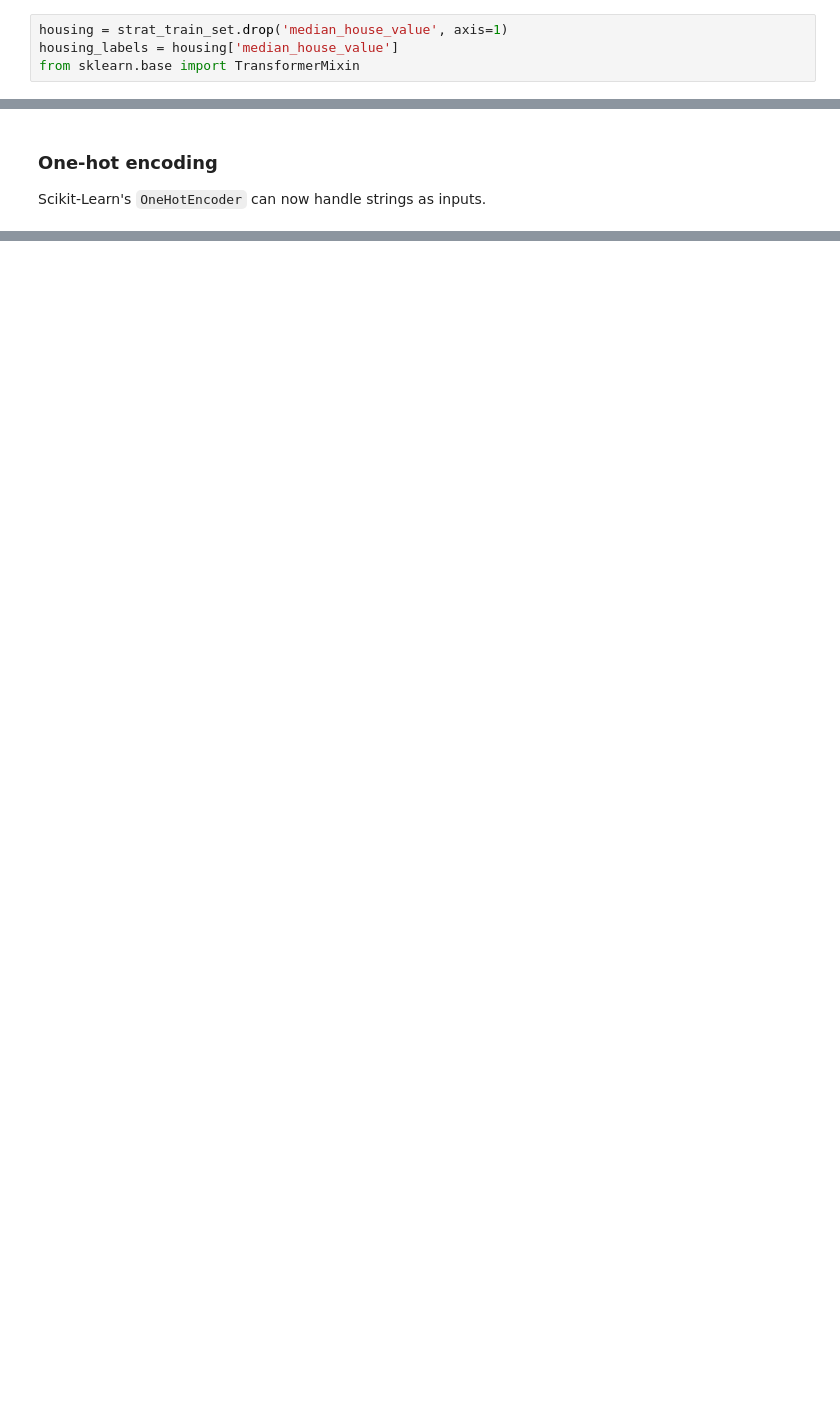
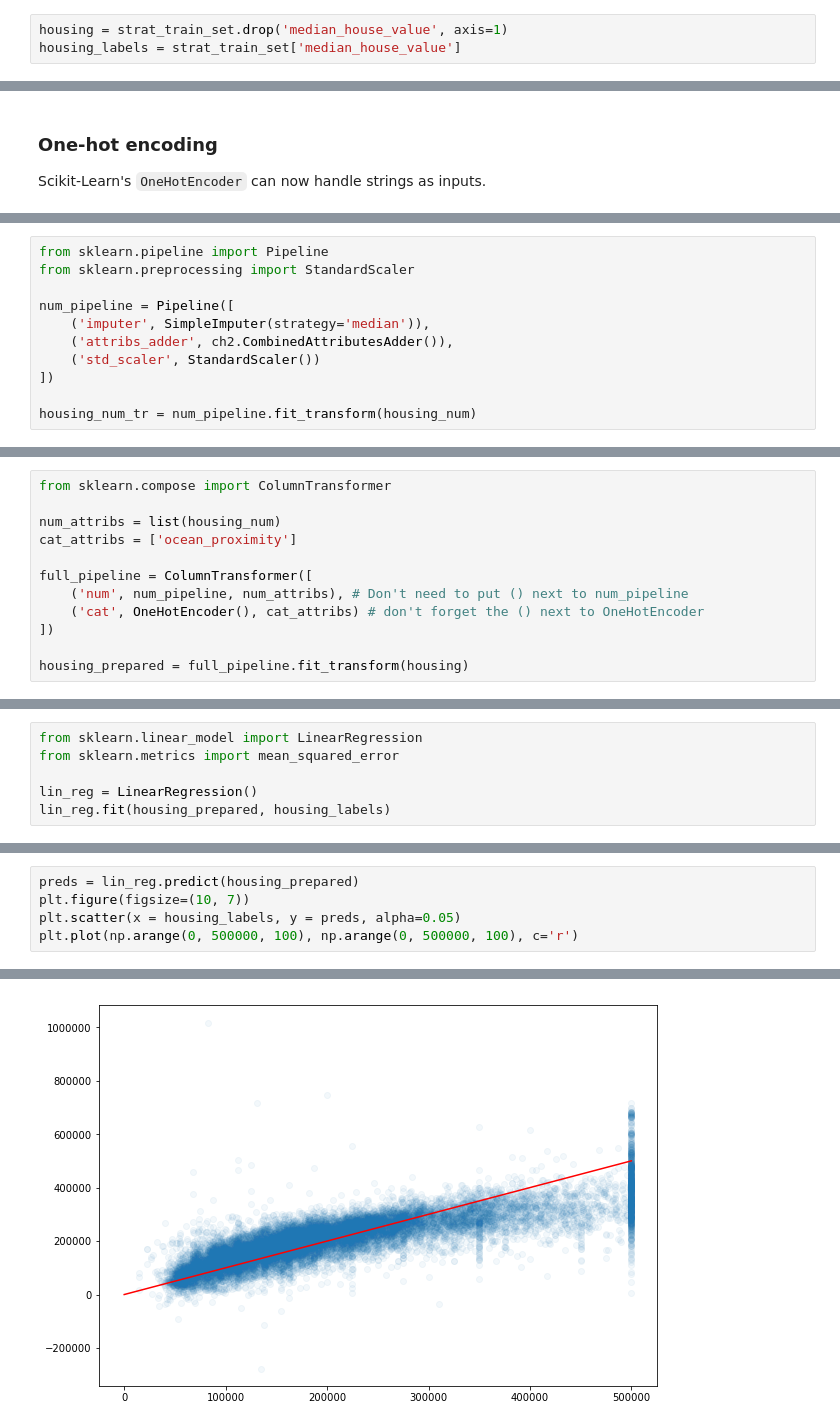
Before and after one commit to fudp/handsonml, a Jupyter notebook: chapter2.ipynb, the cells around one changed output, grey strips where cells are left out. Saved outputs shown, nothing was run; the diff lists cells and outputs as text; blank space fills up the shorter version.

```diff
--- a/chapter2.ipynb
+++ b/chapter2.ipynb
@@ -155,8 +283,7 @@ Turns out that taking the log of the house value doesn't make things better.
 ## Preparing the dataset for ML
 # %%
 housing = strat_train_set.drop('median_house_value', axis=1)
-housing_labels = housing['median_house_value']
-from sklearn.base import TransformerMixin
+housing_labels = strat_train_set['median_house_value']
 # %% [markdown]
 ### Missing values
 
@@ -198,0 +367,11 @@ ohe.categories_
+# %%
+from sklearn.pipeline import Pipeline
+from sklearn.preprocessing import StandardScaler
+
+num_pipeline = Pipeline([
+    ('imputer', SimpleImputer(strategy='median')),
+    ('attribs_adder', ch2.CombinedAttributesAdder()),
+    ('std_scaler', StandardScaler())
+])
+
+housing_num_tr = num_pipeline.fit_transform(housing_num)
@@ -198,0 +395,12 @@ ohe.categories_
+# %%
+from sklearn.compose import ColumnTransformer
+
+num_attribs = list(housing_num)
+cat_attribs = ['ocean_proximity']
+
+full_pipeline = ColumnTransformer([
+    ('num', num_pipeline, num_attribs), # Don't need to put () next to num_pipeline
+    ('cat', OneHotEncoder(), cat_attribs) # don't forget the () next to OneHotEncoder
+])
+
+housing_prepared = full_pipeline.fit_transform(housing)
@@ -198,0 +409,6 @@ ohe.categories_
+# %%
+from sklearn.linear_model import LinearRegression
+from sklearn.metrics import mean_squared_error
+
+lin_reg = LinearRegression()
+lin_reg.fit(housing_prepared, housing_labels)
@@ -198,0 +418,6 @@ ohe.categories_
+# %%
+preds = lin_reg.predict(housing_prepared)
+plt.figure(figsize=(10, 7))
+plt.scatter(x = housing_labels, y = preds, alpha=0.05)
+plt.plot(np.arange(0, 500000, 100), np.arange(0, 500000, 100), c='r')
+# %% [output]
@@ -198,0 +425 @@ ohe.categories_
+[figure, added]
```
Also changed, not shown: parts of 67 cells of this notebook, 1 other file.
